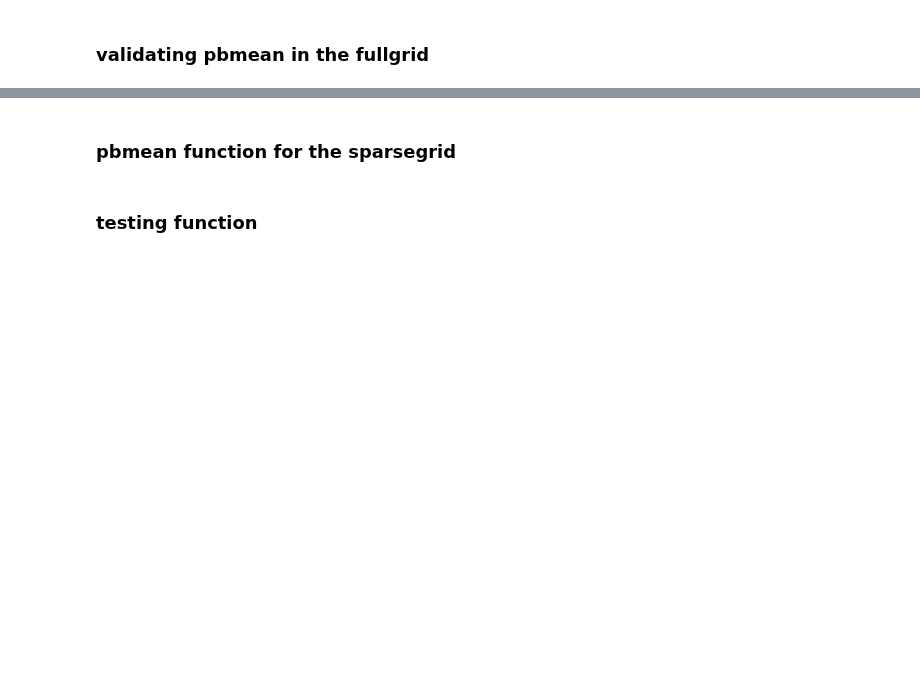
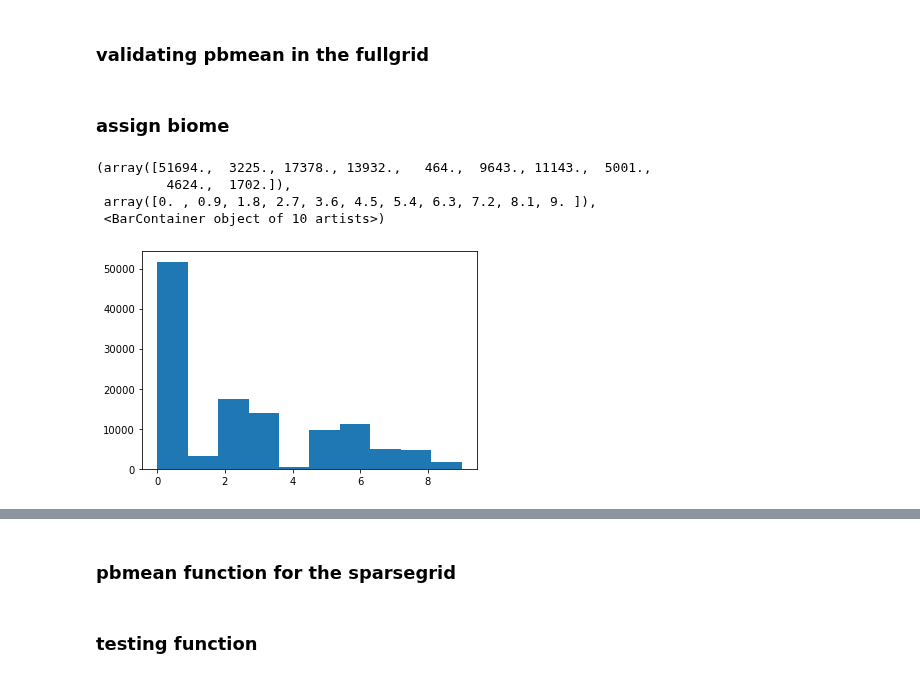
Before and after one commit to djk2120/CLM5PPE, a Jupyter notebook: pyth/pbmean.ipynb, the cells around one changed output, grey strips where cells are left out. Saved outputs shown, nothing was run; the diff lists cells and outputs as text; code cells hidden in the pictures; blank space fills up the shorter version.

```diff
--- a/pyth/pbmean.ipynb
+++ b/pyth/pbmean.ipynb
@@ -19,3 +78,45 @@ import matplotlib.pyplot as plt
+# %% [markdown]
+### assign biome
+# %%
+def byhand(t,p):
+    t1 = -5  #    tundra-boreal
+    t2 =  3  #    boreal-temperate
+    t3 = 20  # temperate-tropical
+
+    tvals = [-np.inf,t1,t2,t3,np.inf]
+    bvals = [9,8,4,1]
+
+
+    for i in range(4):
+        if (t>tvals[i])&(t<=tvals[i+1]):
+            b = bvals[i]
+
+    td = 15; pd=60; bd=3  #desert
+    if (t>td)&(p<pd):
+        b = bd
+
+    return b
 # %%
 # assign a biome value for each
 # this is a bit tricky, see whittaker.ipynb
+import geopandas as gpd
+from shapely.geometry import *
+
+fp = './whit/Whittaker_biomes.shp'
+data = gpd.read_file(fp)
+og   = data.biome_id.copy(deep=True).values
+newb = np.array([9,8,7,6,5,4,1,2,3])
+data.biome_id=newb #more logical order
+
+
+bclass = np.zeros(len(ta_h1))+np.nan
+for i in range(len(ta_h1)):
+    if (ta_h1[i]<0)&(gpp_clim_h1[i]==0):
+        bclass[i]=0  #ice
+    else:
+        ptf = gpd.GeoDataFrame({'geometry':[Point(ta_h1[i],pr_h1[i])]})
+        x=gpd.overlay(ptf, data, how='intersection')
+        if len(x)>0:
+            bclass[i] = x.biome_id.values
+        else:
+            bclass[i] = byhand(ta_h1[i],pr_h1[i])
@@ -24,0 +123,8 @@ import matplotlib.pyplot as plt
+# %%
+plt.hist(bclass)
+# %% [output]
+(array([51694.,  3225., 17378., 13932.,   464.,  9643., 11143.,  5001.,
+         4624.,  1702.]),
+ array([0. , 0.9, 1.8, 2.7, 3.6, 4.5, 5.4, 6.3, 7.2, 8.1, 9. ]),
+ <BarContainer object of 10 artists>)
+[figure, added]
```
Also changed, not shown: parts of 17 cells of this notebook.
